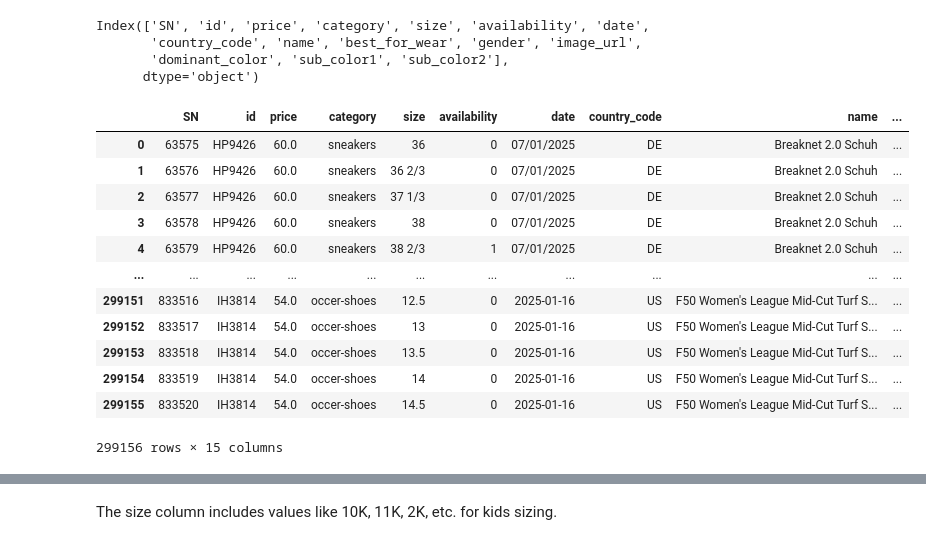
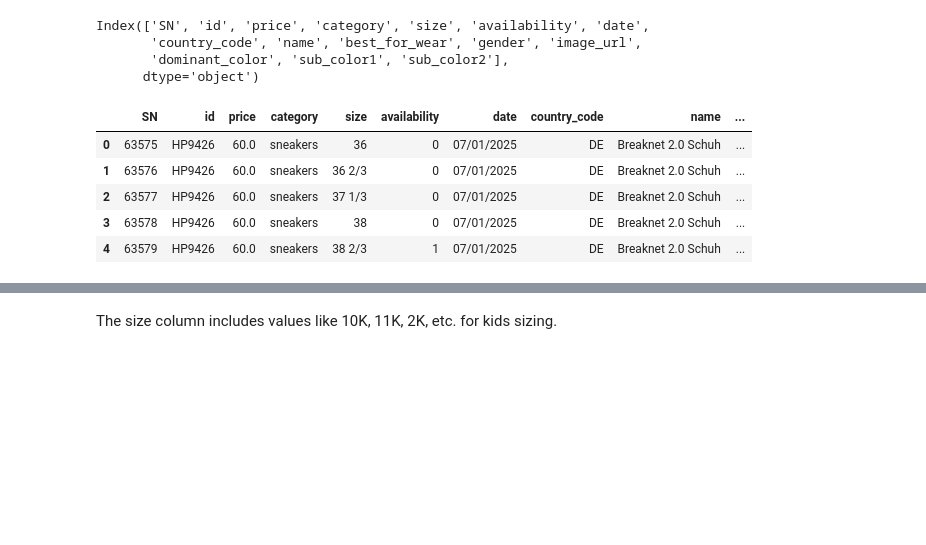
Before and after one commit to odxscholars/sollda1, a Jupyter notebook: main.ipynb, the cells around one changed output, grey strips where cells are left out. Cells and saved outputs as stored; diff of their text form; code cells hidden in the pictures; blank space fills up the shorter version.

```diff
--- a/main.ipynb
+++ b/main.ipynb
@@ -136,21 +123,14 @@ Index(['SN', 'id', 'price', 'category', 'size', 'availability', 'date',
        'dominant_color', 'sub_color1', 'sub_color2'],
       dtype='object')
 # %%
-shoes_fact
+shoes_fact.head(5)
 # %% [output]
 |  | SN | id | price | category | size | availability | date | country_code | name | ... |
 | 0 | 63575 | HP9426 | 60.0 | sneakers | 36 | 0 | 07/01/2025 | DE | Breaknet 2.0 Schuh | ... |
 | 1 | 63576 | HP9426 | 60.0 | sneakers | 36 2/3 | 0 | 07/01/2025 | DE | Breaknet 2.0 Schuh | ... |
 | 2 | 63577 | HP9426 | 60.0 | sneakers | 37 1/3 | 0 | 07/01/2025 | DE | Breaknet 2.0 Schuh | ... |
 | 3 | 63578 | HP9426 | 60.0 | sneakers | 38 | 0 | 07/01/2025 | DE | Breaknet 2.0 Schuh | ... |
 | 4 | 63579 | HP9426 | 60.0 | sneakers | 38 2/3 | 1 | 07/01/2025 | DE | Breaknet 2.0 Schuh | ... |
-| ... | ... | ... | ... | ... | ... | ... | ... | ... | ... | ... |
-| 299151 | 833516 | IH3814 | 54.0 | occer-shoes | 12.5 | 0 | 2025-01-16 | US | F50 Women's League Mid-Cut Turf S... | ... |
-| 299152 | 833517 | IH3814 | 54.0 | occer-shoes | 13 | 0 | 2025-01-16 | US | F50 Women's League Mid-Cut Turf S... | ... |
-| 299153 | 833518 | IH3814 | 54.0 | occer-shoes | 13.5 | 0 | 2025-01-16 | US | F50 Women's League Mid-Cut Turf S... | ... |
-| 299154 | 833519 | IH3814 | 54.0 | occer-shoes | 14 | 0 | 2025-01-16 | US | F50 Women's League Mid-Cut Turf S... | ... |
-| 299155 | 833520 | IH3814 | 54.0 | occer-shoes | 14.5 | 0 | 2025-01-16 | US | F50 Women's League Mid-Cut Turf S... | ... |
-299156 rows × 15 columns
 # %%
 shoes_fact = pd.merge(shoes_fact, country_dim, on="country_code", suffixes=('_shoes_fact', '_country_dim'))
 # %%
```
Also changed, not shown: parts of 39 cells of this notebook.
